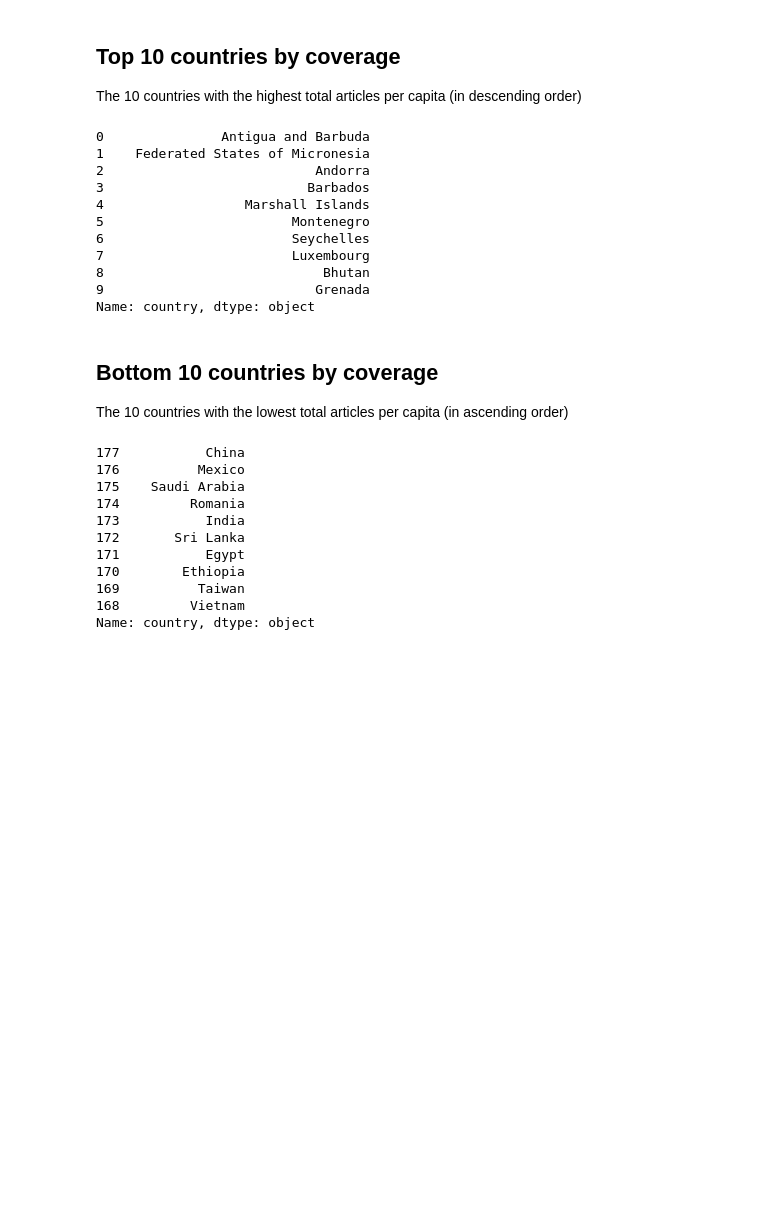
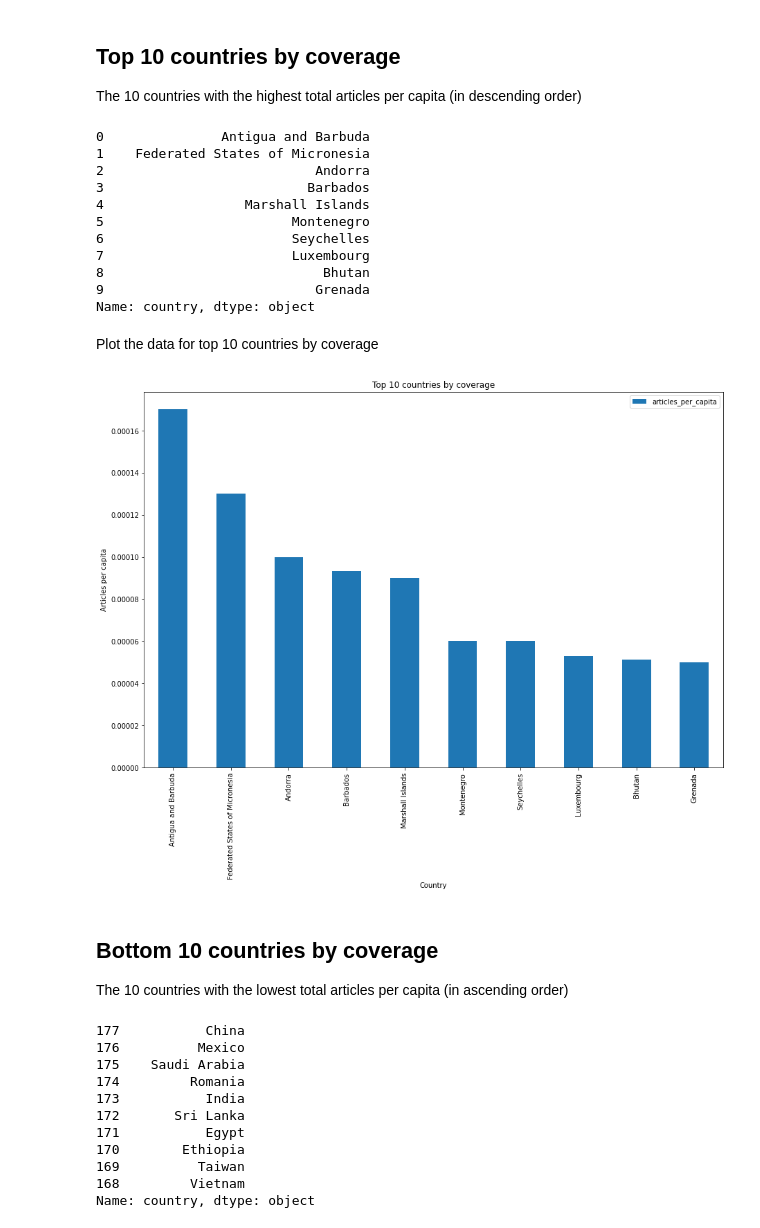
Before and after one commit to TharunKumarReddy5/data-512-homework_2, a Jupyter notebook: DATA 512 Homework 2 Tharun.ipynb, the cells around one changed output. Cells and saved outputs as stored; diff of their text form; code cells hidden in the pictures; blank space fills up the shorter version.

```diff
--- a/DATA 512 Homework 2 Tharun.ipynb
+++ b/DATA 512 Homework 2 Tharun.ipynb
@@ -25,8 +25,8 @@ from datetime import datetime
 # %% [markdown]
 ### Read the input data files
 # %%
-df_politicians = pd.read_csv('./politicians_by_country_SEPT.2022.csv')
-df_population = pd.read_csv('./population_by_country_2022.csv')
+df_politicians = pd.read_csv('/content/drive/MyDrive/MS Admission/Washington/GitHub/DataScienceProjects/data-512-homework_2/input/politicians_by_country_SEPT.2022.csv')
+df_population = pd.read_csv('/content/drive/MyDrive/MS Admission/Washington/GitHub/DataScienceProjects/data-512-homework_2/input/population_by_country_2022.csv')
 df_politicians.head()
 # %% [output]
 |  | name | url | country |
@@ -206,13 +208,16 @@ for i in range(0, len(ARTICLE_TITLES), 50):
   # Exception handling to make sure code doesn't break
   try:
     response = request_pageinfo_per_article(article_title = titles, request_template = PAGEINFO_PARAMS_TEMPLATE)['query']['pages']
-    for j in list(response.keys()):
-      if int(j) < 0:
-        line = "Couldn't get the page info for: " + response[j]['title']
-        print(line)
-        del response[j]
-      else:
-        break
+    with open('/content/drive/MyDrive/MS Admission/Washington/GitHub/DataScienceProjects/data-512-homework_2/logs/page_info_error_log.txt', 'w') as f:
+      for j in list(response.keys()):
+        if int(j) < 0:
+          line = "Couldn't get the page info for: " + response[j]['title']
+          print(line)
+          f.write(line)
+          f.write('\n')
+          del response[j]
+        else:
+          break
     info.update(response)
   except:
     print("Couldn't get the page info for: ", i)
@@ -311,7 +316,7 @@ Steps involved in the code execution
 3. Convert the JSON response into a dataframe and select only lastrevid and prediction class based on the score
 # %%
 scores_dict = {}
-with open('./scores_error_log.txt', 'w') as f:
+with open('/content/drive/MyDrive/MS Admission/Washington/GitHub/DataScienceProjects/data-512-homework_2/logs/scores_error_log.txt', 'w') as f:
   for i in range(0, len(df_articles.lastrevid), 50):
     # Exception handling to make sure code doesn't break
       try:
@@ -545,8 +550,8 @@ Your results from this analysis will be produced in the form of data tables. You
 ## Top 10 countries by coverage
 The 10 countries with the highest total articles per capita (in descending order)
 # %%
-countries_coverage_top10 = country_total_articles.head(10)['country']
-countries_coverage_top10
+countries_coverage_top10 = country_total_articles.head(10)[['country', 'articles_per_capita']]
+countries_coverage_top10['country']
 # %% [output]
 0               Antigua and Barbuda
 1    Federated States of Micronesia
@@ -559,6 +564,20 @@ countries_coverage_top10
 8                            Bhutan
 9                           Grenada
 Name: country, dtype: object
+# %% [markdown]
+Plot the data for top 10 countries by coverage
+# %%
+ax = countries_coverage_top10.plot.bar(x='country', y='articles_per_capita', rot = 90, figsize=(15, 10))
+# adding title to the plot
+plt.title('Top 10 countries by coverage')
+# adding Label to the x-axis and y-axis
+plt.xlabel('Country')
+plt.ylabel('Articles per capita')
+
+# Save the plot as a png file
+plt.savefig('/content/drive/MyDrive/MS Admission/Washington/GitHub/DataScienceProjects/data-512-homework_2/plots/top10_countries_by_coverage.png')
+# %% [output]
+[figure, added]
 # %% [markdown]
 ## Bottom 10 countries by coverage
 The 10 countries with the lowest total articles per capita (in ascending order)
```
Also changed, not shown: parts of 19 cells of this notebook, 15 other files.
